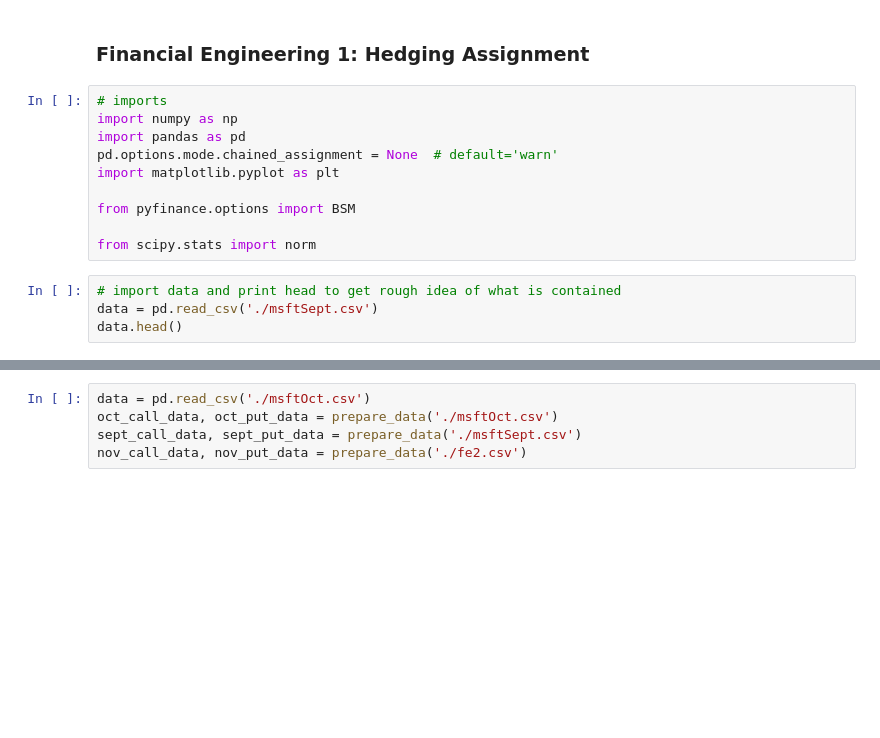
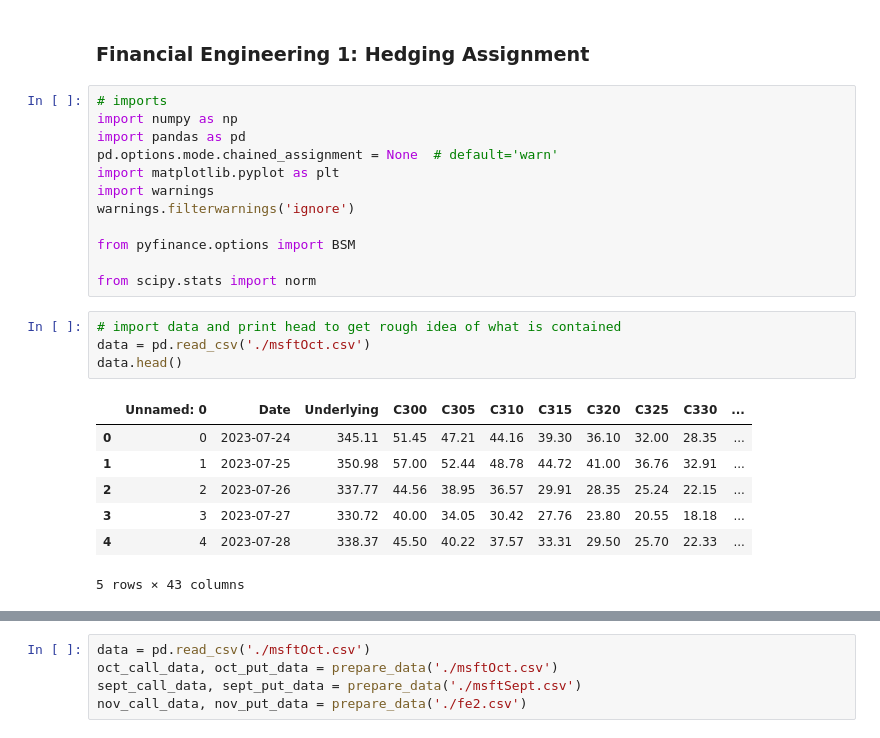
Before and after one commit to Snail664/greek-hedging, a Jupyter notebook: hedging.ipynb, the cells around one changed output, grey strips where cells are left out. Cells and saved outputs as stored; diff of their text form; blank space fills up the shorter version.

```diff
--- a/hedging.ipynb
+++ b/hedging.ipynb
@@ -6,14 +6,24 @@ import numpy as np
 import pandas as pd
 pd.options.mode.chained_assignment = None  # default='warn'
 import matplotlib.pyplot as plt
+import warnings
+warnings.filterwarnings('ignore')
 
 from pyfinance.options import BSM
 
 from scipy.stats import norm
 # %%
 # import data and print head to get rough idea of what is contained
-data = pd.read_csv('./msftSept.csv')
+data = pd.read_csv('./msftOct.csv')
 data.head()
+# %% [output]
+|  | Unnamed: 0 | Date | Underlying | C300 | C305 | C310 | C315 | C320 | C325 | C330 | ... |
+| 0 | 0 | 2023-07-24 | 345.11 | 51.45 | 47.21 | 44.16 | 39.30 | 36.10 | 32.00 | 28.35 | ... |
+| 1 | 1 | 2023-07-25 | 350.98 | 57.00 | 52.44 | 48.78 | 44.72 | 41.00 | 36.76 | 32.91 | ... |
+| 2 | 2 | 2023-07-26 | 337.77 | 44.56 | 38.95 | 36.57 | 29.91 | 28.35 | 25.24 | 22.15 | ... |
+| 3 | 3 | 2023-07-27 | 330.72 | 40.00 | 34.05 | 30.42 | 27.76 | 23.80 | 20.55 | 18.18 | ... |
+| 4 | 4 | 2023-07-28 | 338.37 | 45.50 | 40.22 | 37.57 | 33.31 | 29.50 | 25.70 | 22.33 | ... |
+5 rows × 43 columns
 # %%
 # display underlying stock prices in a chart
 fig = plt.figure(figsize=(10,6))
```
Also changed, not shown: parts of 10 cells of this notebook, 6 other files.
